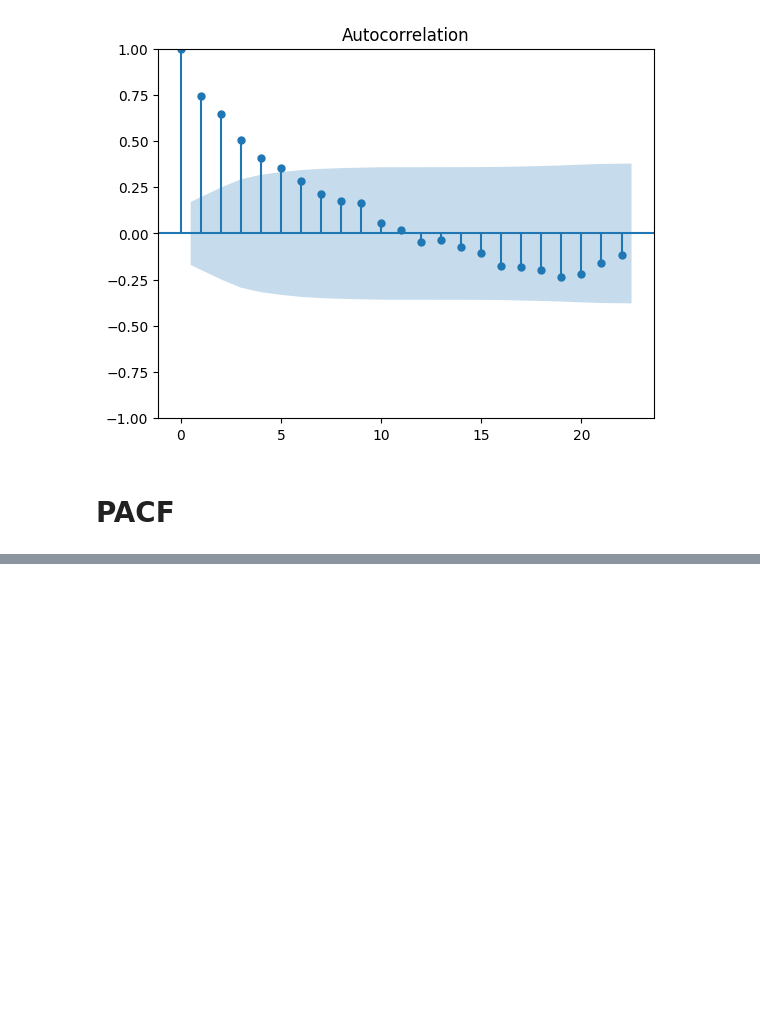
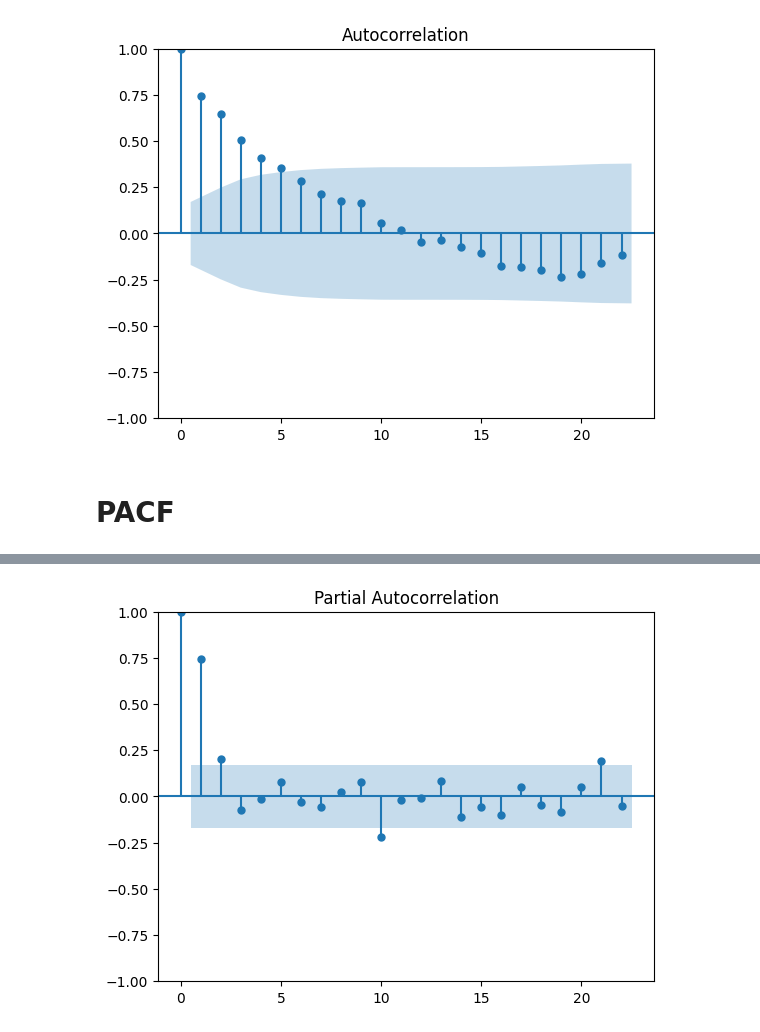
Before and after one commit to Madushani-Weerasekara/TimeSeriesData-Analysis, a Jupyter notebook: ARIMA_Model.ipynb, the cells around one changed output, grey strips where cells are left out. Saved outputs shown, nothing was run; the diff lists cells and outputs as text; code cells hidden in the pictures; blank space fills up the shorter version.

```diff
--- a/ARIMA_Model.ipynb
+++ b/ARIMA_Model.ipynb
@@ -178,0 +183,4 @@ acf = plot_acf(df_airline['Passenger 12 difference'].dropna())
+# %%
+pacf12 = plot_pacf(df_airline['Passenger 12 difference'].dropna())
+# %% [output]
+[figure, added]
```
Also changed, not shown: parts of 4 cells of this notebook.
